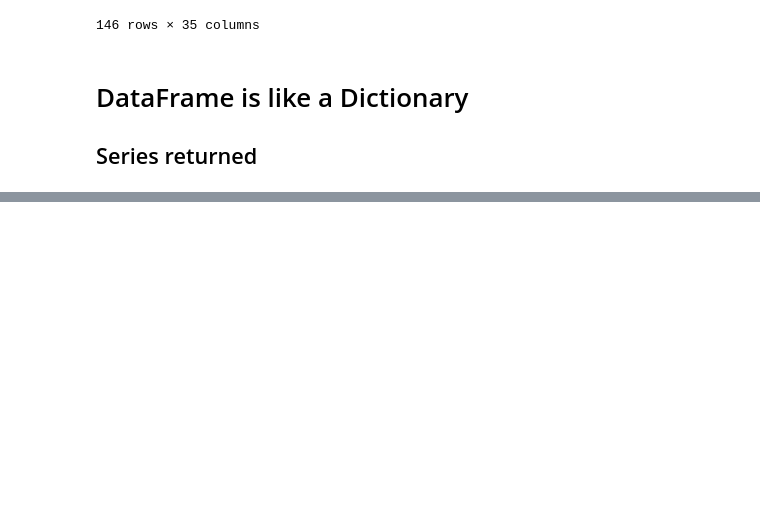
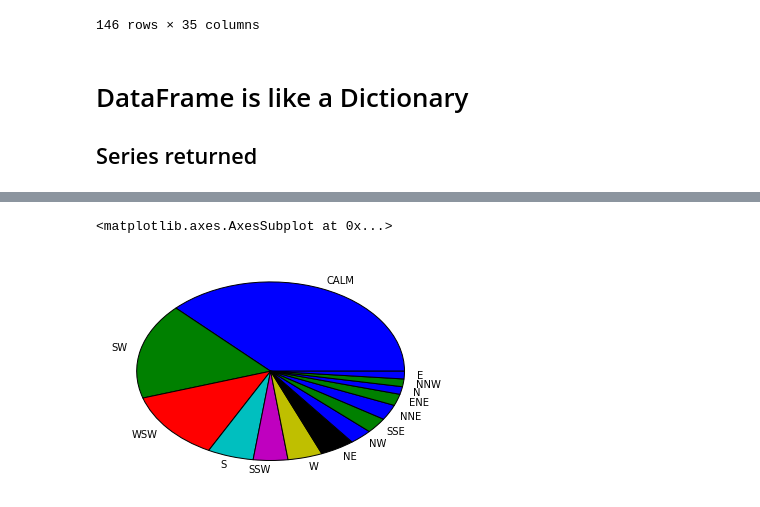
Before and after one commit to lexual/2014-PyConAU-Pandas-talk, a Jupyter notebook: slides.ipynb, the cells around one changed output, grey strips where cells are left out. Drawn from its saved outputs; the diff is of its cells as text; code cells hidden in the pictures; blank space fills up the shorter version.

```diff
--- a/slides.ipynb
+++ b/slides.ipynb
@@ -127,0 +712,5 @@ Name: air_temp, Length: 146, dtype: float64
+# %%
+df['wind_dir'].value_counts().plot(kind='pie')
+# %% [output]
+<matplotlib.axes.AxesSubplot at 0x...>
+[figure, added]
```
Also changed, not shown: parts of 52 cells of this notebook, 4 other files.
